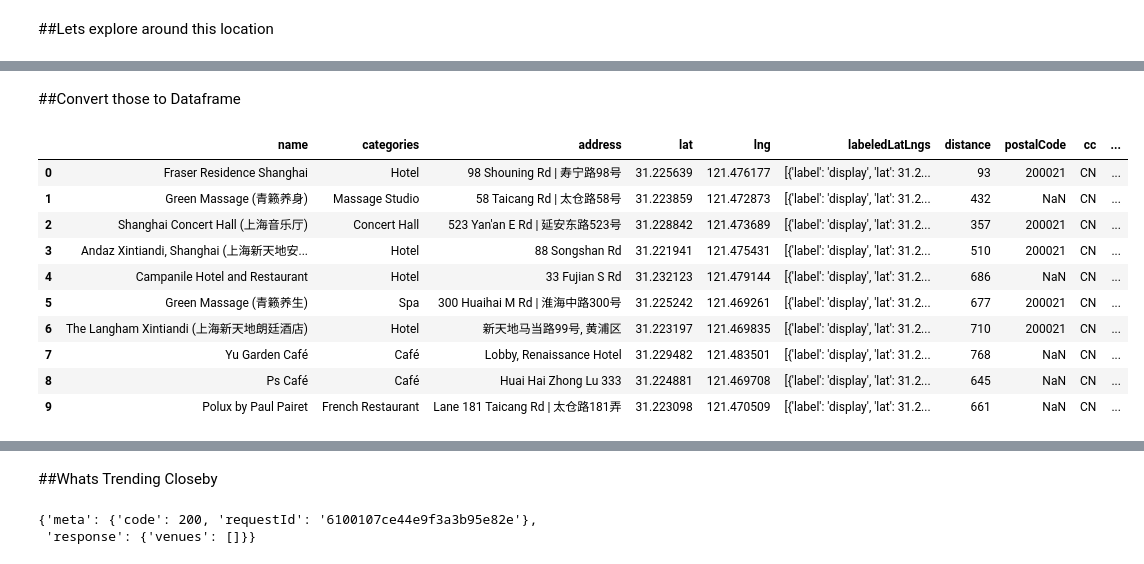
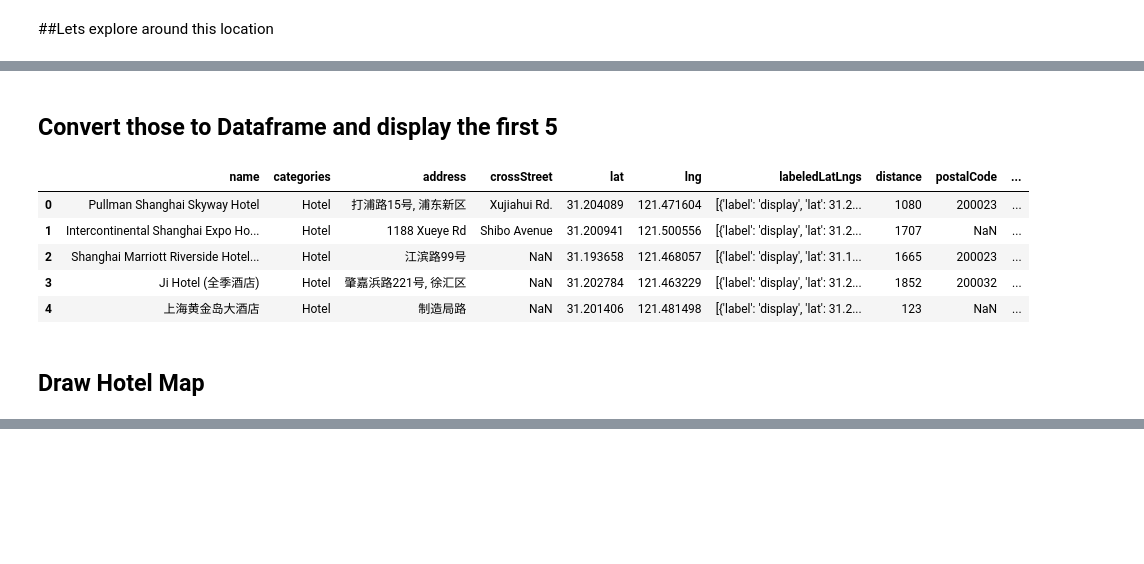
Before and after one commit to csloz/Coursera_Capstone, a Jupyter notebook: Neighbourhood Battles.ipynb, the cells around one changed output, grey strips where cells are left out. Cells and saved outputs as stored; diff of their text form; code cells hidden in the pictures; blank space fills up the shorter version.

```diff
--- a/Neighbourhood Battles.ipynb
+++ b/Neighbourhood Battles.ipynb
@@ -168,0 +186,23 @@ Show the Panda Data Store for data with Venue Names and location data
+# %%
+
+#create a new column called rating, and set the default value
+venues['rating'] = 0
+
+#loop through our venue's array, and search each one for ratings
+for index in venues.index:
+    venue_id = venues['id'][index]
+
+    url = 'https://api.foursquare.com/v2/venues/{}?client_id={}&client_secret={}&oauth_token={}&v={}'.format(venue_id, CLIENT_ID, CLIENT_SECRET,ACCESS_TOKEN, VERSION)
+
+    rating = requests.get(url).json()
+    try:
+        print("Name: ", result['response']['venue']['name'])
+        print("Rating: ",result['response']['venue']['rating'])
+        #update the rating for this result
+        venues['rating'][index]=result['response']['venue']['rating']
+
+    except:
+        print('Venue index',index,'is unrated')
+
+    #print (rating)
+    #print (index)
@@ -191,0 +229,4 @@ newdf
+# %%
+newdf = venues[['name','id','rating']]
+display_html(newdf.sort_values(by='rating', ascending=False))
+highest_rating_id = newdf['id'][0]
@@ -265,6 +274,17 @@ Lat / Long:
 # %% [markdown]
 ##Lets explore around this location
 # %%
-url = 'https://api.foursquare.com/v2/venues/explore?client_id={}&client_secret={}&ll={},{}&v={}&radius={}&limit={}'.format(CLIENT_ID, CLIENT_SECRET, latitude, longitude, VERSION, radius, LIMIT)
+print ("Highest Rated ID: ", highest_rating_id) #Sorted already by highest rating
+
+#Get the array index
+index = venues.loc[venues['id'] == highest_rating_id].index[0]
+latitude = venues['lat'][index]
+longitude = venues ['lng'][index]
+name = venues['name'][index]
+radius = 2000 #1km
+print ("Best Venue Name: ", venues['name'][index])
+
+#Make our call
+url = 'https://api.foursquare.com/v2/venues/explore?client_id={}&client_secret={}&ll={},{}&v={}&radius={}&limit={}&query="Hotel"'.format(CLIENT_ID, CLIENT_SECRET, latitude, longitude, VERSION, radius, LIMIT)
 url
 # %% [output]
@@ -300,31 +305,29 @@ items[0]
 # %% [markdown]
-##Convert those to Dataframe
+## Convert those to Dataframe and display the first 5
 # %%
 dataframe = json_normalize(items) # flatten JSON
 
 # filter columns
 filtered_columns = ['venue.name', 'venue.categories'] + [col for col in dataframe.columns if col.startswith('venue.location.')] + ['venue.id']
 dataframe_filtered = dataframe.loc[:, filtered_columns]
 
 # filter the category for each row
 dataframe_filtered['venue.categories'] = dataframe_filtered.apply(get_category_type, axis=1)
 
 # clean columns
 dataframe_filtered.columns = [col.split('.')[-1] for col in dataframe_filtered.columns]
 
-dataframe_filtered.head(10)
+
+display_html (dataframe_filtered.head(5))
 # %% [output]
-|  | name | categories | address | lat | lng | labeledLatLngs | distance | postalCode | cc | ... |
-| 0 | Fraser Residence Shanghai | Hotel | 98 Shouning Rd | 寿宁路98号 | 31.225639 | 121.476177 | [{'label': 'display', 'lat': 31.2... | 93 | 200021 | CN | ... |
-| 1 | Green Massage (青籁养身) | Massage Studio | 58 Taicang Rd | 太仓路58号 | 31.223859 | 121.472873 | [{'label': 'display', 'lat': 31.2... | 432 | NaN | CN | ... |
-| 2 | Shanghai Concert Hall (上海音乐厅) | Concert Hall | 523 Yan'an E Rd | 延安东路523号 | 31.228842 | 121.473689 | [{'label': 'display', 'lat': 31.2... | 357 | 200021 | CN | ... |
-| 3 | Andaz Xintiandi, Shanghai (上海新天地安... | Hotel | 88 Songshan Rd | 31.221941 | 121.475431 | [{'label': 'display', 'lat': 31.2... | 510 | 200021 | CN | ... |
-| 4 | Campanile Hotel and Restaurant | Hotel | 33 Fujian S Rd | 31.232123 | 121.479144 | [{'label': 'display', 'lat': 31.2... | 686 | NaN | CN | ... |
-| 5 | Green Massage (青籁养生) | Spa | 300 Huaihai M Rd | 淮海中路300号 | 31.225242 | 121.469261 | [{'label': 'display', 'lat': 31.2... | 677 | 200021 | CN | ... |
-| 6 | The Langham Xintiandi (上海新天地朗廷酒店) | Hotel | 新天地马当路99号, 黄浦区 | 31.223197 | 121.469835 | [{'label': 'display', 'lat': 31.2... | 710 | 200021 | CN | ... |
-| 7 | Yu Garden Café | Café | Lobby, Renaissance Hotel | 31.229482 | 121.483501 | [{'label': 'display', 'lat': 31.2... | 768 | NaN | CN | ... |
-| 8 | Ps Café | Café | Huai Hai Zhong Lu 333 | 31.224881 | 121.469708 | [{'label': 'display', 'lat': 31.2... | 645 | NaN | CN | ... |
-| 9 | Polux by Paul Pairet | French Restaurant | Lane 181 Taicang Rd | 太仓路181弄 | 31.223098 | 121.470509 | [{'label': 'display', 'lat': 31.2... | 661 | NaN | CN | ... |
+|  | name | categories | address | crossStreet | lat | lng | labeledLatLngs | distance | postalCode | ... |
+| 0 | Pullman Shanghai Skyway Hotel | Hotel | 打浦路15号, 浦东新区 | Xujiahui Rd. | 31.204089 | 121.471604 | [{'label': 'display', 'lat': 31.2... | 1080 | 200023 | ... |
+| 1 | Intercontinental Shanghai Expo Ho... | Hotel | 1188 Xueye Rd | Shibo Avenue | 31.200941 | 121.500556 | [{'label': 'display', 'lat': 31.2... | 1707 | NaN | ... |
+| 2 | Shanghai Marriott Riverside Hotel... | Hotel | 江滨路99号 | NaN | 31.193658 | 121.468057 | [{'label': 'display', 'lat': 31.1... | 1665 | 200023 | ... |
+| 3 | Ji Hotel (全季酒店) | Hotel | 肇嘉浜路221号, 徐汇区 | NaN | 31.202784 | 121.463229 | [{'label': 'display', 'lat': 31.2... | 1852 | 200032 | ... |
+| 4 | 上海黄金岛大酒店 | Hotel | 制造局路 | NaN | 31.201406 | 121.481498 | [{'label': 'display', 'lat': 31.2... | 123 | NaN | ... |
+# %% [markdown]
+## Draw Hotel Map
 # %%
 venues_map = folium.Map(location=[latitude, longitude], zoom_start=15) # generate map centred around Ecco
 
@@ -357,15 +360,3 @@ for lat, lng, label in zip(dataframe_filtered.lat, dataframe_filtered.lng, dataf
 venues_map
 # %% [output]
 [interactive output not drawn]
-# %% [markdown]
-##Whats Trending Closeby
-# %%
-# define URL
-url = 'https://api.foursquare.com/v2/venues/trending?client_id={}&client_secret={}&ll={},{}&v={}'.format(CLIENT_ID, CLIENT_SECRET, latitude, longitude, VERSION)
-
-# send GET request and get trending venues
-results = requests.get(url).json()
-results
-# %% [output]
-{'meta': {'code': 200, 'requestId': '6100107ce44e9f3a3b95e82e'},
- 'response': {'venues': []}}
```
Also changed, not shown: parts of 35 cells of this notebook.
